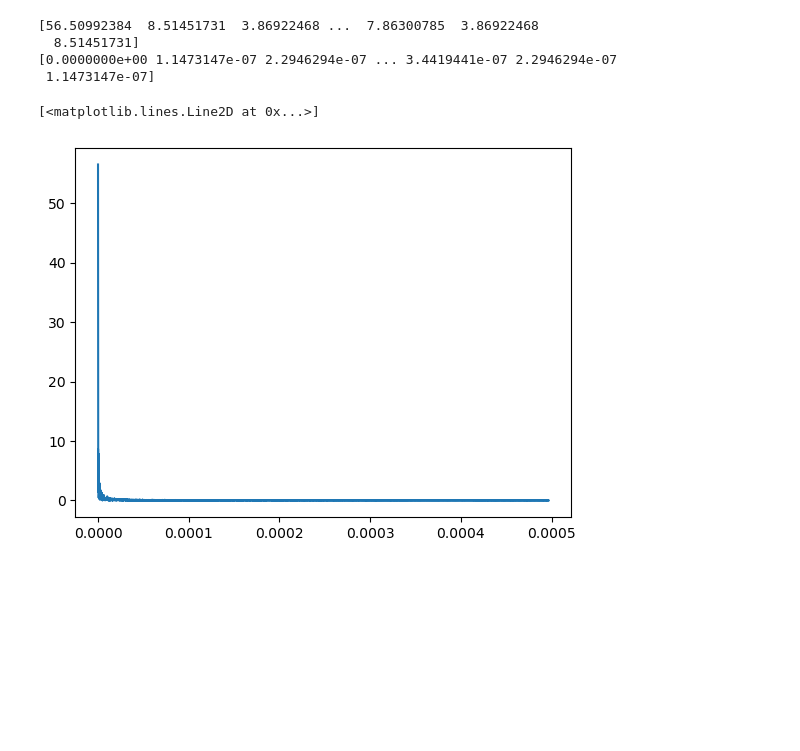
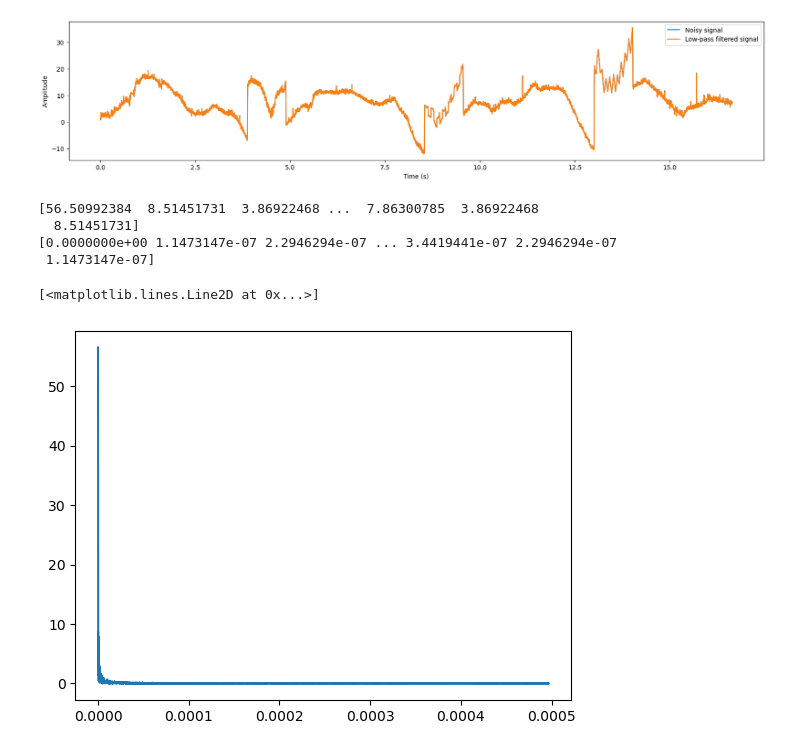
Before and after one commit to rj3838/plates_analysis, a Jupyter notebook: plates_analysis.ipynb, the cells around one changed output. Saved outputs shown, nothing was run; the diff lists cells and outputs as text; code cells hidden in the pictures; blank space fills up the shorter version.

```diff
--- a/plates_analysis.ipynb
+++ b/plates_analysis.ipynb
@@ -47,4 +40,50 @@ plt.plot(df.Chainage, df.Texture)
 # %%
 #TODO
 
 #filter ot the 500Hz noise. The hertz is hertz from above...
+# is has been suggested by MC to reduce the filter frequency.
+
+# Import the required packages
+import numpy as np
+import matplotlib.pyplot as plt
+from scipy.signal import butter, filtfilt, savgol_filter
+import noisereduce as nr
+
+# Generate a noisy signal
+# np.random.seed(0)
+# fs = 1000 # sampling frequency
+# t = np.linspace(0, 1, fs) # time vector
+# f = 5 # signal frequency
+# x = np.sin(2 * np.pi * f * t) # clean signal
+# noise = 0.5 * np.random.randn(fs) # white noise
+# y = x + noise # noisy signal
+
+t = df.Chainage
+f=500
+y=df.Texture
+fs=(len(df.Texture)/ max(df.Chainage))
+
+# Plot the noisy signal
+# plt.figure(figsize=(12, 4))
+# plt.plot(t, y, label='Noisy signal')
+# plt.xlabel('Time (s)')
+# plt.ylabel('Amplitude')
+# plt.legend()
+# plt.show()
+
+# Apply a low-pass filter
+fc = 450 # cut-off frequency
+w = fc / (fs / 2) # normalized frequency
+b, a = butter(4, w, 'low') # 4th order low-pass Butterworth filter
+y_lp = filtfilt(b, a, y) # apply the filter to the signal
+
+# Plot the filtered signal
+plt.figure(figsize=(20, 4))
+plt.plot(t, y, label='Noisy signal')
+plt.plot(t, y_lp, label='Low-pass filtered signal')
+plt.xlabel('Time (s)')
+plt.ylabel('Amplitude')
+plt.legend()
+plt.show()
+# %% [output]
+[figure, added]
```
Also changed, not shown: parts of 8 cells of this notebook, 15 other files.
